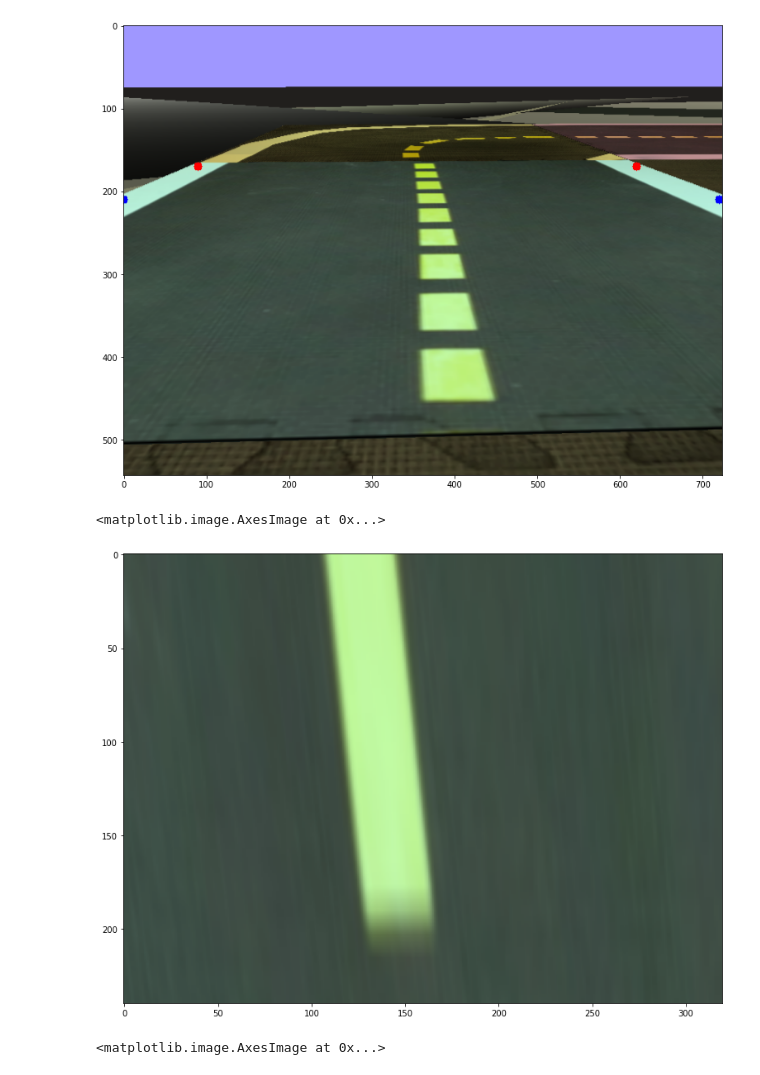
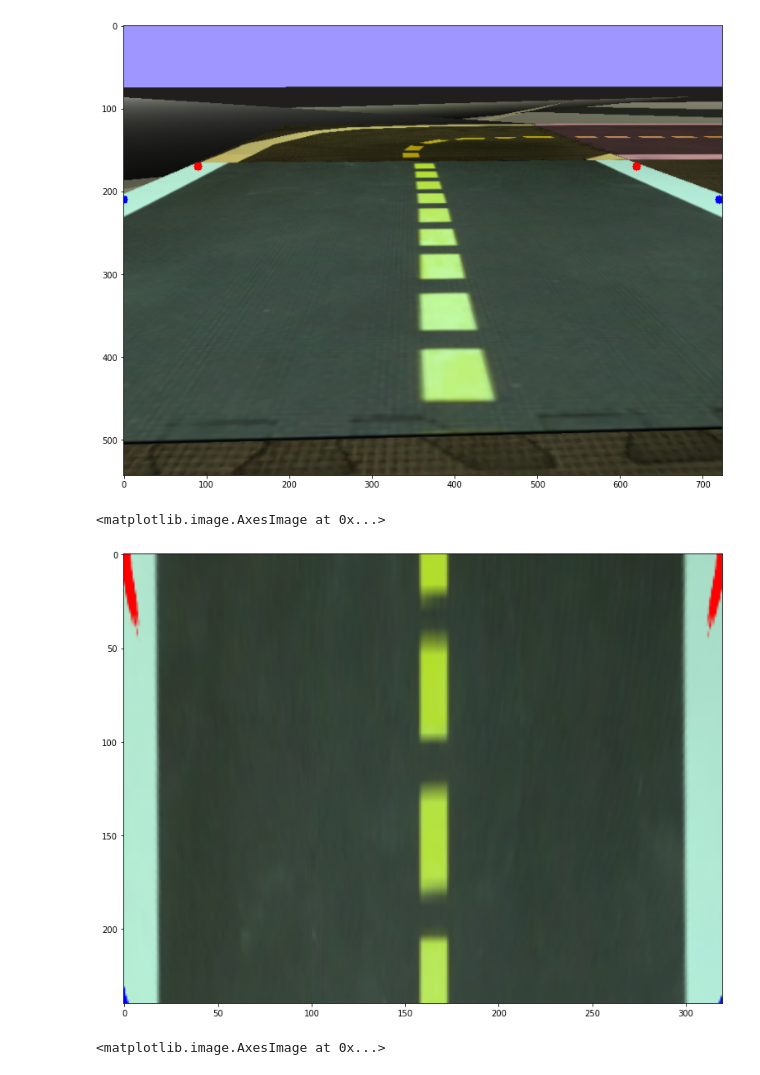
Before and after one commit to giuliovv/ANNDL_competitions, a Jupyter notebook: wrappers/duckietown_filter.ipynb, the cells around one changed output. Drawn from its saved outputs; the diff is of its cells as text; code cells hidden in the pictures.

Commit message:
Fix bird eye with resize

```diff
--- a/wrappers/duckietown_filter.ipynb
+++ b/wrappers/duckietown_filter.ipynb
@@ -45,7 +45,7 @@ import gym
 from gym.spaces import Box
 
 cutted_img_height = 480
-resize_ratio = 0.5
+resize_ratio = 0.3
 
 img_height = 480
 top_crop = img_height - cutted_img_height
@@ -178,8 +178,8 @@ def birdeye(img, test=False):
     if test:
       src = np.float32([[90, 170], [620, 170], [0, 210], [720, 210]])
     else:
-      src = np.float32([[int(1060*resize_ratio), int(170*resize_ratio)], [int(1060*resize_ratio), int(170*resize_ratio)], [int(110*resize_ratio), row], [cols, row]])
-    dst = np.float32([[0,0],[640,0],[0,480],[640,480]])
+      src = np.float32([[1060, 170], [1600, 170], [110, row/resize_ratio], [cols/resize_ratio, row/resize_ratio]])*resize_ratio
+    dst = np.float32([[0,0],[640,0],[0,480],[640,480]])*resize_ratio
     M = cv2.getPerspectiveTransform(src, dst)
     img_transformed = cv2.warpPerspective(img, M, (cols, row))
     img_cutted_to_480_640 = img_transformed[:int(480*resize_ratio), :int(640*resize_ratio)]
@@ -204,7 +204,7 @@ from PIL import Image
 import requests
 from io import BytesIO
 
-response = requests.get("https://raw.githubusercontent.com/poliduckie/ReinforcementLearning/main/wrappers/perfect_road.png?token=AKSDDRG5IBMCY6X7375YDTDBT6VMQ")
+response = requests.get("https://raw.githubusercontent.com/poliduckie/ReinforcementLearning/main/wrappers/perfect_road.png?token=AKSDDREUIU466NZ2DDWDYSDBUJAZY")
 try:
   test = Image.open(BytesIO(response.content))
 except Exception:
@@ -229,13 +229,11 @@ plt.imshow(edit)
 # %% [output]
 <matplotlib.image.AxesImage at 0x...>
 [figure]
-# %%
-resized = resizeimg(edit, resize_ratio)
-bird = birdeye(resized, test=True)
-plt.imshow(bird)
-# %% [output]
-<matplotlib.image.AxesImage at 0x...>
-[figure, removed]
+# %%
+plt.imshow(birdeye(edit, test=True))
+# %% [output]
+<matplotlib.image.AxesImage at 0x...>
+[figure, added]
 # %%
 black_wd = 2500
 black_img = np.zeros(shape=(edit.shape[0], black_wd, 3), dtype=np.uint8)
```
Also changed, not shown: parts of 5 cells of this notebook.
